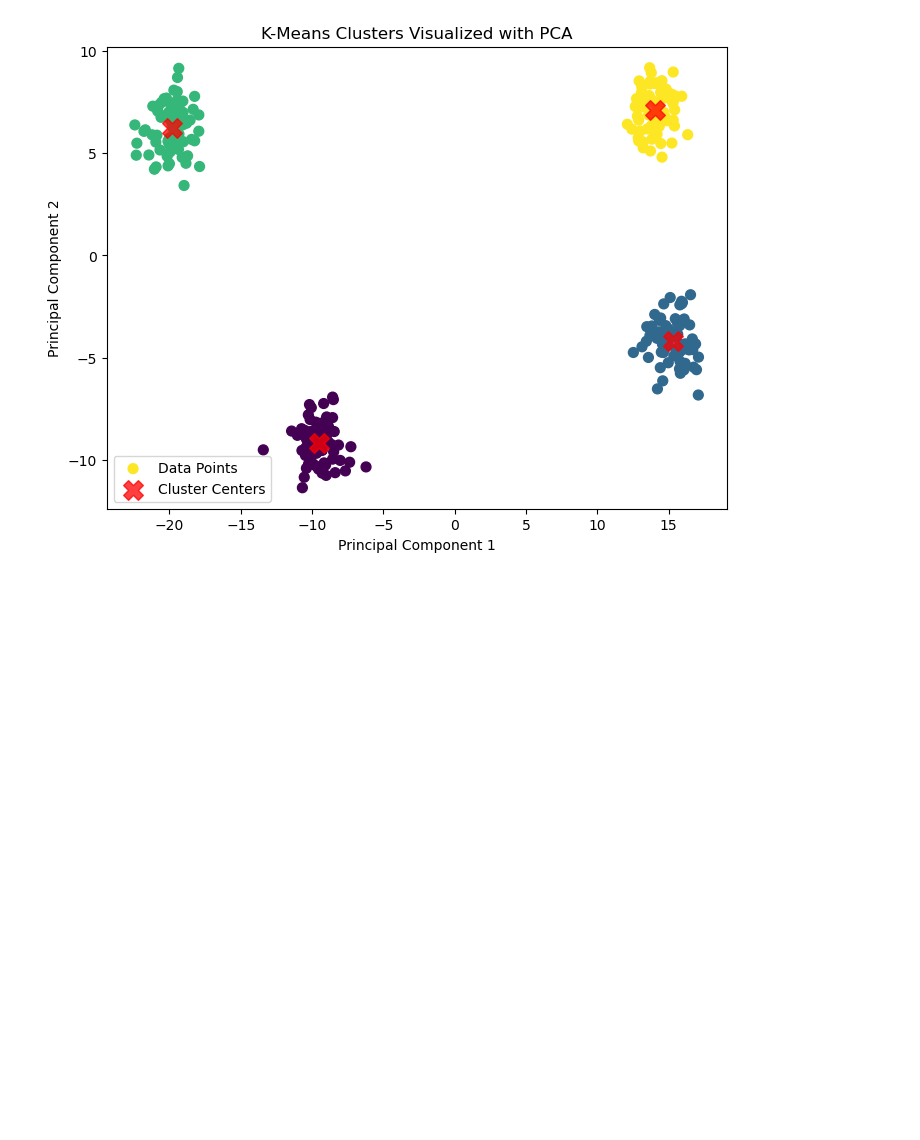
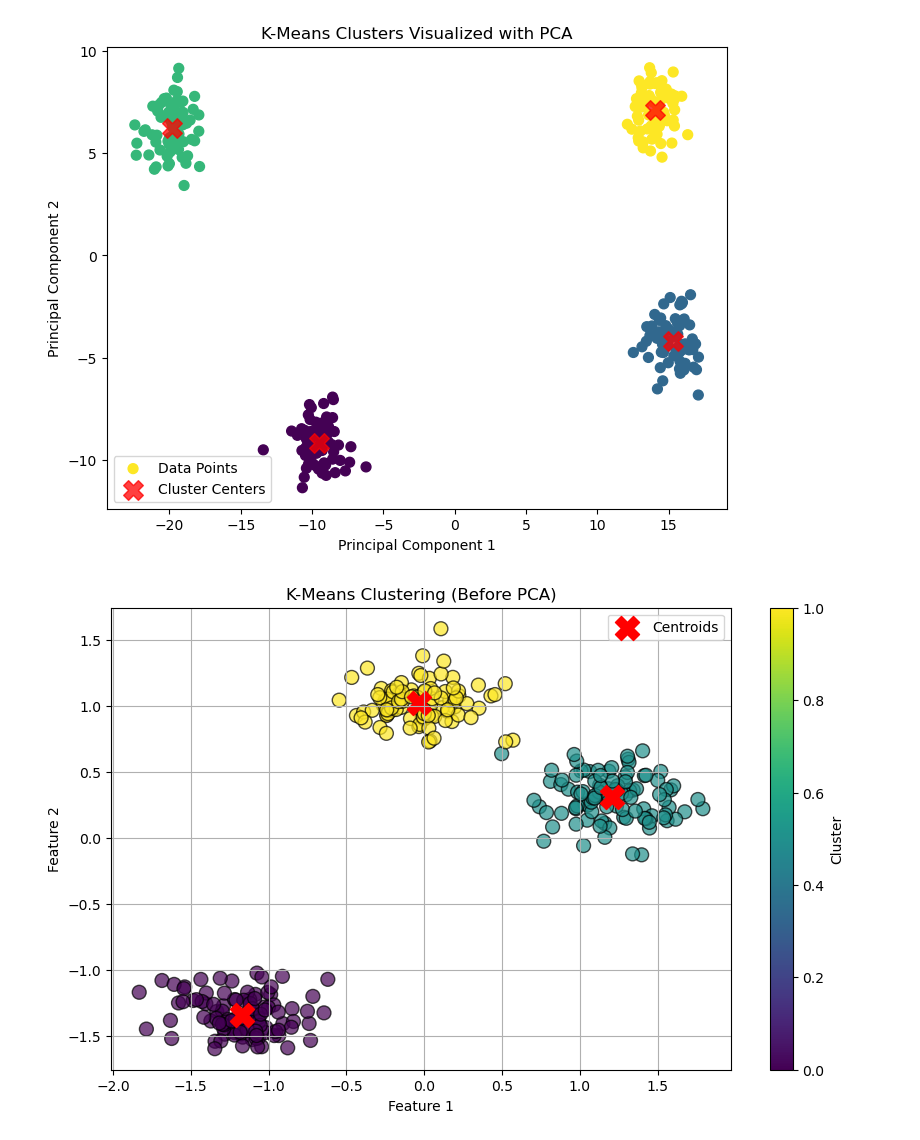
Before and after one commit to aaqibali1/12PM_Machine_Learning_at_iCodeGuru, a Jupyter notebook: Week5Day3/W5D3C-PCA.ipynb, the cells around one changed output. Saved outputs shown, nothing was run; the diff lists cells and outputs as text; code cells hidden in the pictures; blank space fills up the shorter version.

```diff
--- a/Week5Day3/W5D3C-PCA.ipynb
+++ b/Week5Day3/W5D3C-PCA.ipynb
@@ -48,3 +48,34 @@ plt.legend()
 plt.show()
 # %% [output]
 [figure]
+# %%
+import numpy as np
+import matplotlib.pyplot as plt
+from sklearn.datasets import make_blobs
+from sklearn.preprocessing import StandardScaler
+from sklearn.cluster import KMeans
+from sklearn.decomposition import PCA
+
+# Generate sample dataset
+X, y = make_blobs(n_samples=300, centers=3, n_features=4, random_state=42)
+scaler = StandardScaler()
+X_scaled = scaler.fit_transform(X)
+
+# Perform K-Means Clustering
+kmeans = KMeans(n_clusters=3, init='k-means++', random_state=42)
+cluster_labels = kmeans.fit_predict(X_scaled)
+
+# Plot clusters BEFORE PCA (Using first two features)
+plt.figure(figsize=(10,6))
+plt.scatter(X_scaled[:, 0], X_scaled[:, 1], c=cluster_labels, cmap='viridis', edgecolor='k', s=100, alpha=0.7)
+plt.scatter(kmeans.cluster_centers_[:, 0], kmeans.cluster_centers_[:, 1], c='red', marker='X', s=300, label='Centroids')
+
+plt.xlabel('Feature 1')
+plt.ylabel('Feature 2')
+plt.title('K-Means Clustering (Before PCA)')
+plt.colorbar(label='Cluster')
+plt.legend()
+plt.grid(True)
+plt.show()
+# %% [output]
+[figure, added]
```
Also changed, not shown: parts of 1 cell of this notebook, 1 other file.
